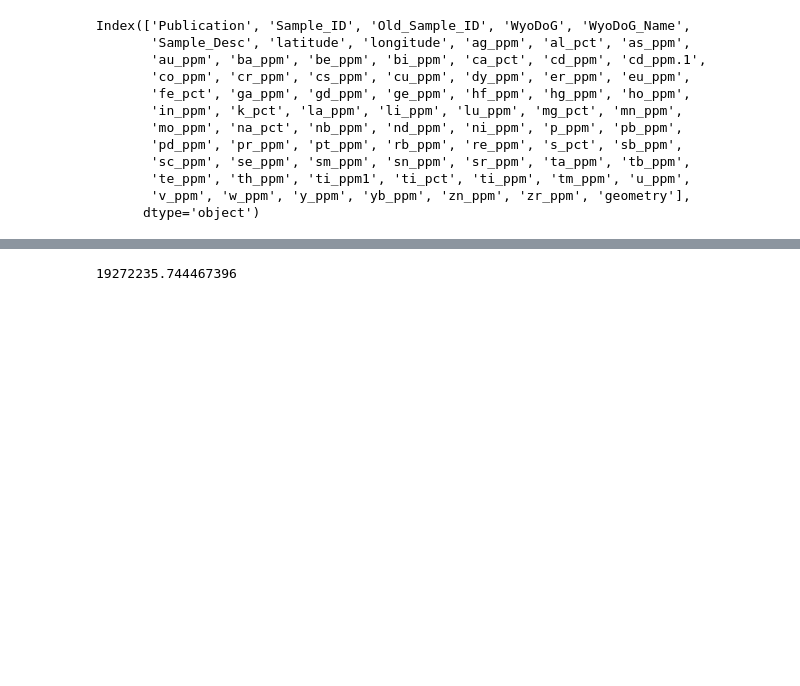
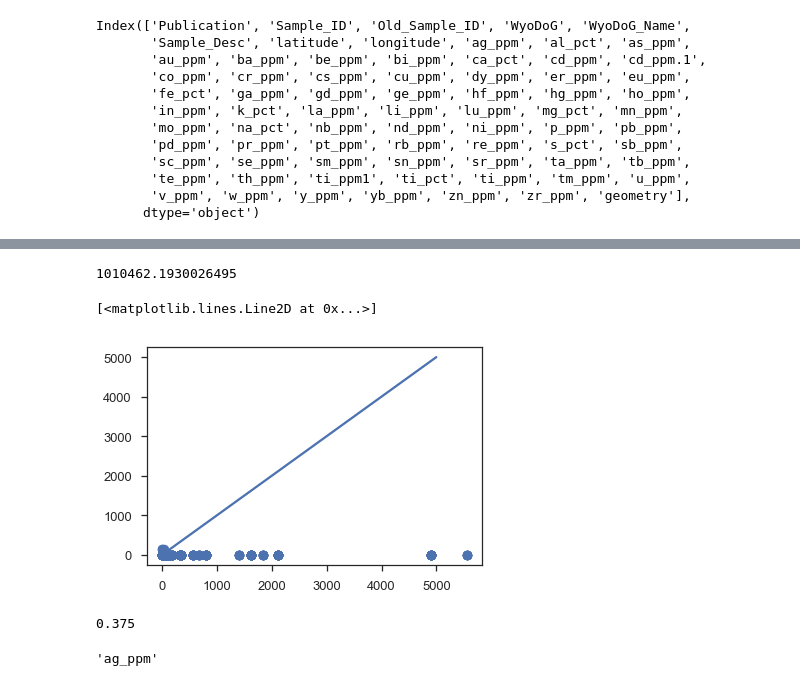
Before and after one commit to jessepisel/criticalandstrategic, a Jupyter notebook: Prediction validation.ipynb, the cells around one changed output, grey strips where cells are left out. Drawn from its saved outputs; the diff is of its cells as text; code cells hidden in the pictures; blank space fills up the shorter version.

```diff
--- a/Prediction validation.ipynb
+++ b/Prediction validation.ipynb
@@ -209,8 +207,13 @@ selectedSamples = pd.concat(validations)
+# %%
+crustal_abundance=pd.read_csv(r'J:\Geology\WSGS\Projects\Critical Minerals\crustal_abundance.csv',encoding = "ISO-8859-1")
+# %%
+selectedSamples = pd.concat(validations)
+selectedSamples = pd.read_csv(r'J:\Geology\WSGS\Projects\Critical Minerals\selectedSamples.csv')
 # %%
 predictions = []
 actual = []
 for i in range(selectedSamples.shape[0]):
-    predictions.append(selectedSamples.iloc[i].bins_ppm)
+    predictions.append(crustal_abundance.fillna(0)[selectedSamples.iloc[i].element][5]*5)
     actual.append(selectedSamples.iloc[i][selectedSamples.iloc[0].element])
 # %%
 from sklearn.metrics import mean_squared_error
@@ -235,4 +220,18 @@ array([5.00e-01, 5.00e-01, 5.00e-01, 5.00e-01, 5.00e-01, 5.00e-01,
 # %%
 mean_squared_error(np.nan_to_num(np.asarray(actual)), np.asarray(predictions))
 # %% [output]
-19272235.744467396
+1010462.1930026495
+# %%
+plt.scatter(predictions, actual)
+plt.plot(range(5000))
+# %% [output]
+[<matplotlib.lines.Line2D at 0x...>]
+[figure, added]
+# %%
+crustal_abundance.fillna(0)[selectedSamples.iloc[0].element][5]*5
+# %% [output]
+0.375
+# %%
+selectedSamples.iloc[0].element
+# %% [output]
+'ag_ppm'
```
Also changed, not shown: parts of 2 cells of this notebook, 1 other file.
